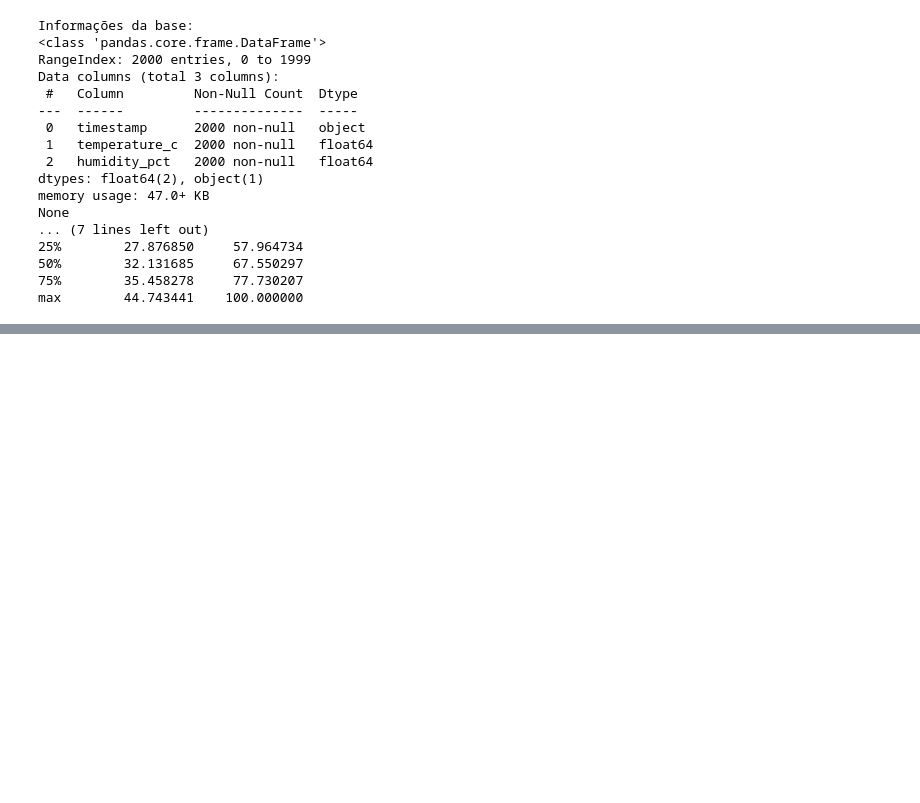
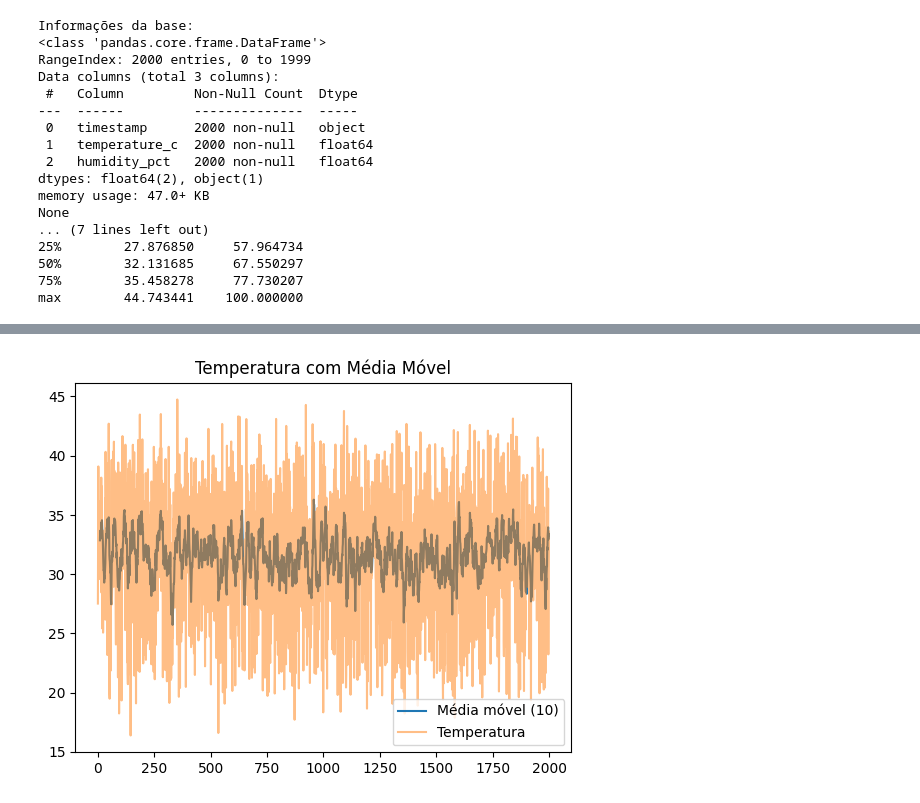
Before and after one commit to Fiap-RJ/Enterprise_Challenge, a Jupyter notebook: wokwi-project/data/analise.ipynb, the cells around one changed output, grey strips where cells are left out. Cells and saved outputs as stored; diff of their text form; code cells hidden in the pictures; blank space fills up the shorter version.

```diff
--- a/wokwi-project/data/analise.ipynb
+++ b/wokwi-project/data/analise.ipynb
@@ -209,0 +85,10 @@ plt.show()
+# %%
+df["temperature_c"].rolling(window=10).mean().plot(label="Média móvel (10)")
+df["temperature_c"].plot(alpha=0.5, label="Temperatura")
+plt.legend()
+plt.title("Temperatura com Média Móvel")
+
+plt.savefig("media_movel_temperatura.png", dpi=300, bbox_inches="tight")
+plt.show()
+# %% [output]
+[figure, added]
```
Also changed, not shown: parts of 23 cells of this notebook, 4 other files.
